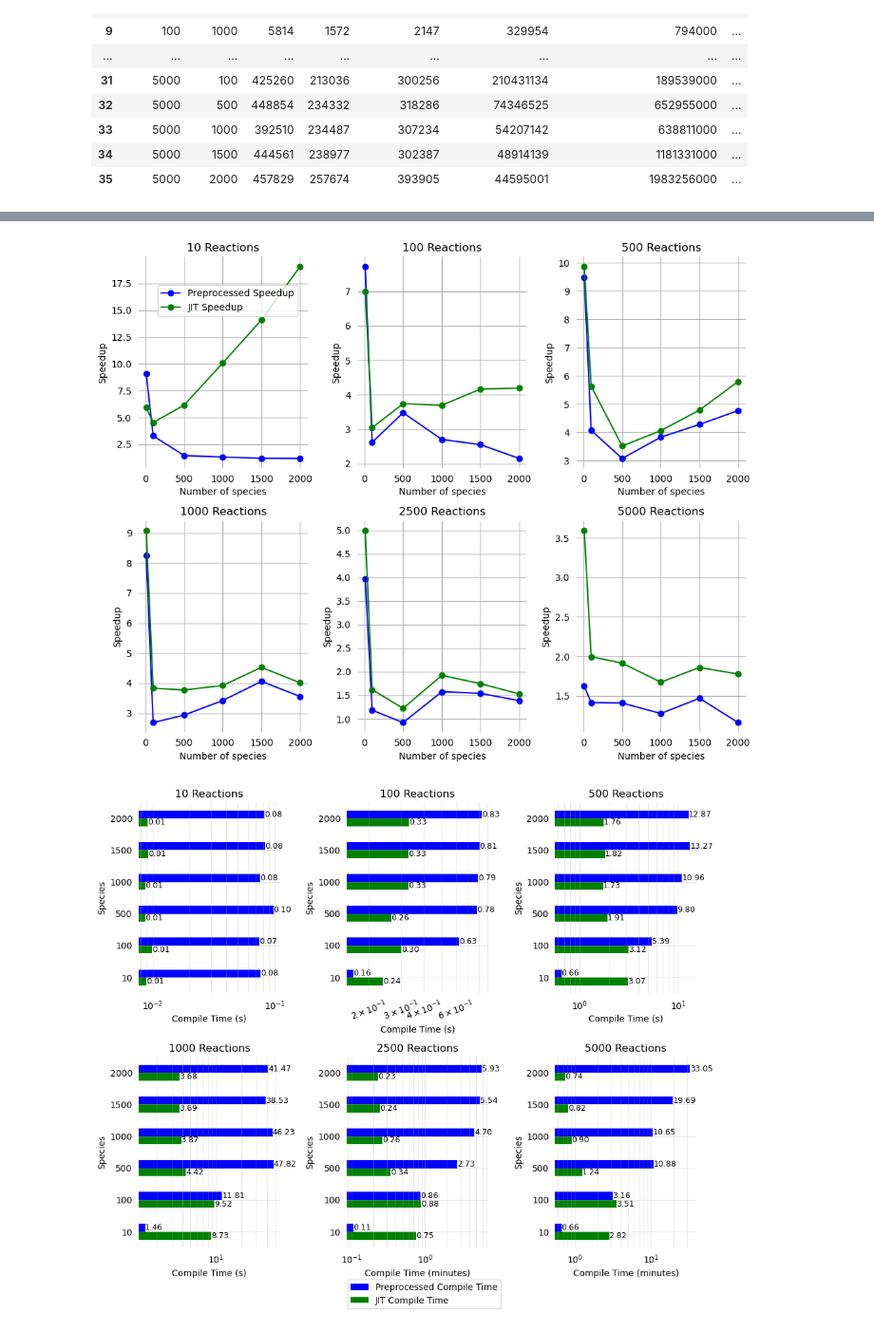
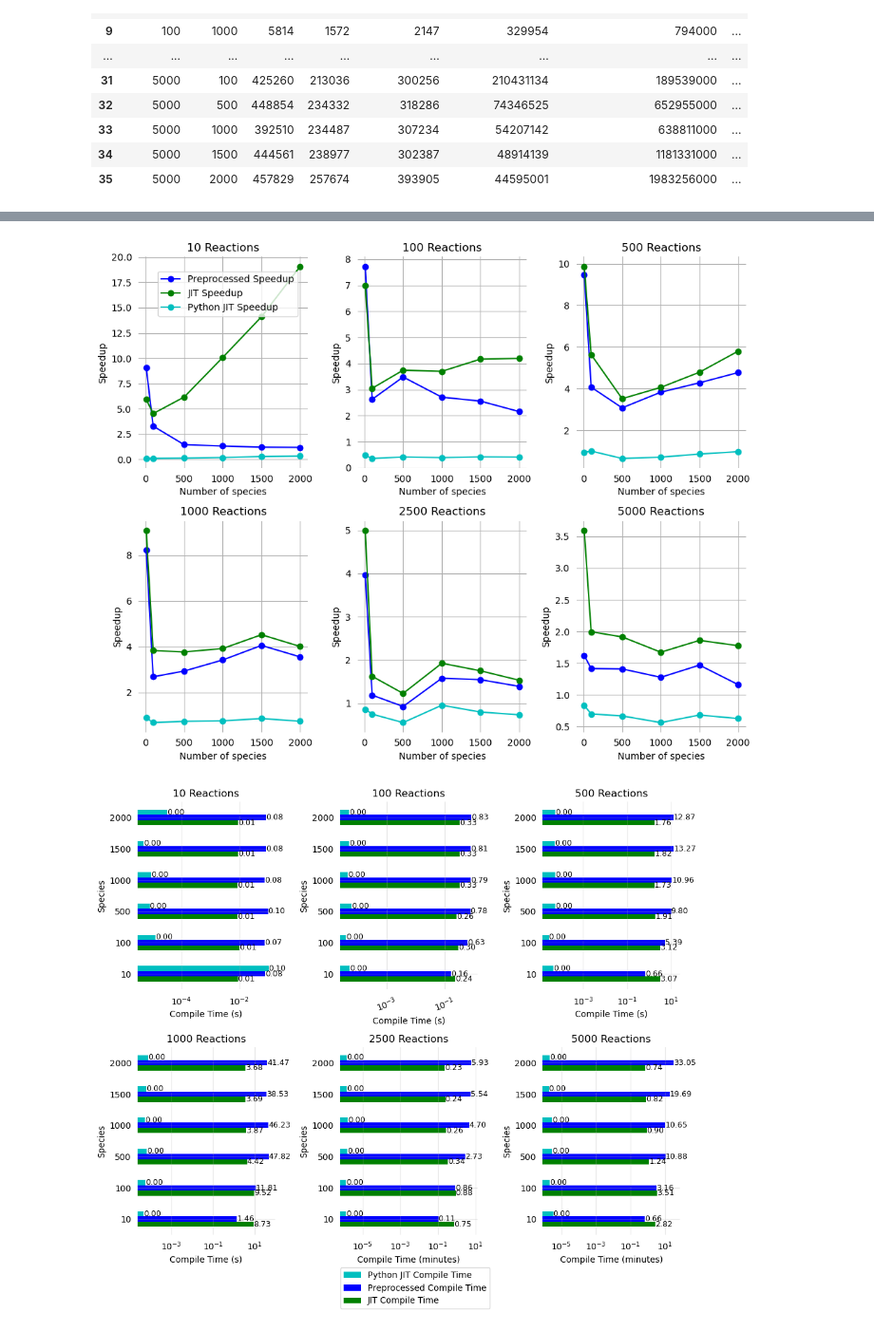
Before and after one commit to mattldawson/jit_test, a Jupyter notebook: plots/JIT.ipynb, the cells around one changed output, grey strips where cells are left out. Shown at 95% size. Saved outputs shown, nothing was run; the diff lists cells and outputs as text; code cells hidden in the pictures.

```diff
--- a/plots/JIT.ipynb
+++ b/plots/JIT.ipynb
@@ -48,6 +50,9 @@ results = pd.DataFrame({
+# %%
+results = pd.concat([results, df.drop(columns=['reactions', 'species'])], axis=1)
 # %%
 results['JIT Speedup'] = results.Classic / results.JIT
 results['Preprocessed Speedup'] = results.Classic / results.Preprocessed
+results['Python JIT Speedup'] = results.Classic / results['Python JIT Time']
 # %%
 results
 # %% [output]
@@ -73,7 +78,7 @@ fig, axes = plt.subplots(nrows=2, ncols=3, figsize=(10, 8))
 
 for nreacts, ax in zip(results.Reactions.unique(), axes.ravel()):
     _sub = results[results.Reactions == nreacts]
-    for column, color in [('Classic', 'r'), ('Preprocessed', 'b'), ('JIT', 'g')]:
+    for column, color in [('Classic', 'r'), ('Preprocessed', 'b'), ('JIT', 'g'), ('Python JIT Time', 'c')]:
         ax.plot(_sub.Species, _sub[column], color=color, label=column, marker='o')
 
     ax.set_ylabel('microseconds')
@@ -93,7 +98,7 @@ fig, axes = plt.subplots(nrows=2, ncols=3, figsize=(10, 8))
 
 for nreacts, ax in zip(results.Reactions.unique(), axes.ravel()):
     _sub = results[results.Reactions == nreacts]
-    for column, color in [('Preprocessed Speedup', 'b'), ('JIT Speedup', 'g')]:
+    for column, color in [('Preprocessed Speedup', 'b'), ('JIT Speedup', 'g'), ('Python JIT Speedup', 'c')]:
         ax.plot(_sub.Species, _sub[column], color=color, label=column, marker='o')
 
 #     for _, (species, runtime, comptime) in _sub[['Species', 'JIT Speedup', 'JIT Compile Time']].iterrows():
@@ -125,52 +130,52 @@ handles, labels = ax.get_legend_handles_labels()
 fig.legend(handles, labels, loc = (0.1, 0.85))
 fig.tight_layout()
 # %% [output]
-[figure, old version]
+[figure, new version]
 # %%
 fig, axes = plt.subplots(nrows=2, ncols=3, figsize=(10, 8))
 
 for nreacts, ax in zip(results.Reactions.unique(), axes.ravel()):
     _sub = results[results.Reactions == nreacts]
     _sub = _sub.set_index('Species')[
-        ['JIT Compile Time', 'Preprocessed Compile Time']
+        ['JIT Compile Time', 'Preprocessed Compile Time', 'Python JIT Compile Time']
     ]
 
     if nreacts >= 2500:
         _sub /= 60 # convert to minutes
     _sub /= 1e6
-    bars = _sub.plot.barh(ax=ax, legend=False, color=['g', 'b'])
+    bars = _sub.plot.barh(ax=ax, legend=False, color=['g', 'b', 'c'])
 
     for patch in ax.patches:
         bl = patch.get_xy()
         x = patch.get_width() + bl[0]
         y = 0.5*patch.get_height() + bl[1]
         ax.text(x, y,
                 f'{patch.get_width():0.2f}',
                 fontsize=9,
                 ha='left',
                 va='center',
                 color='black')
 
 
     ax.set_yticklabels(_sub.index.values)
 
     ax.set_title(f'{nreacts} Reactions')
     ax.set_ylabel('Species')
 
     if nreacts >= 2500:
         ax.set_xlabel('Compile Time (minutes)')
     else:
         ax.set_xlabel('Compile Time (s)')
 
     ax.set_xscale('log')
     ax.spines[:].set_visible(False)
     ax.grid(which='both', alpha=0.3)
     ax.tick_params(width=0, which='both')
 
 axes.ravel()[1].tick_params(axis='x', which='both', rotation=20)
 
 handles, labels = ax.get_legend_handles_labels()
-fig.legend(handles[::-1], labels[::-1], loc='lower center', bbox_to_anchor=(0.53, -0.05))
+fig.legend(handles[::-1], labels[::-1], loc='lower center', bbox_to_anchor=(0.53, -0.08))
 fig.tight_layout()
 # %% [output]
-[figure, old version]
+[figure, new version]
```
Also changed, not shown: parts of 2 cells of this notebook, 3 other files.
